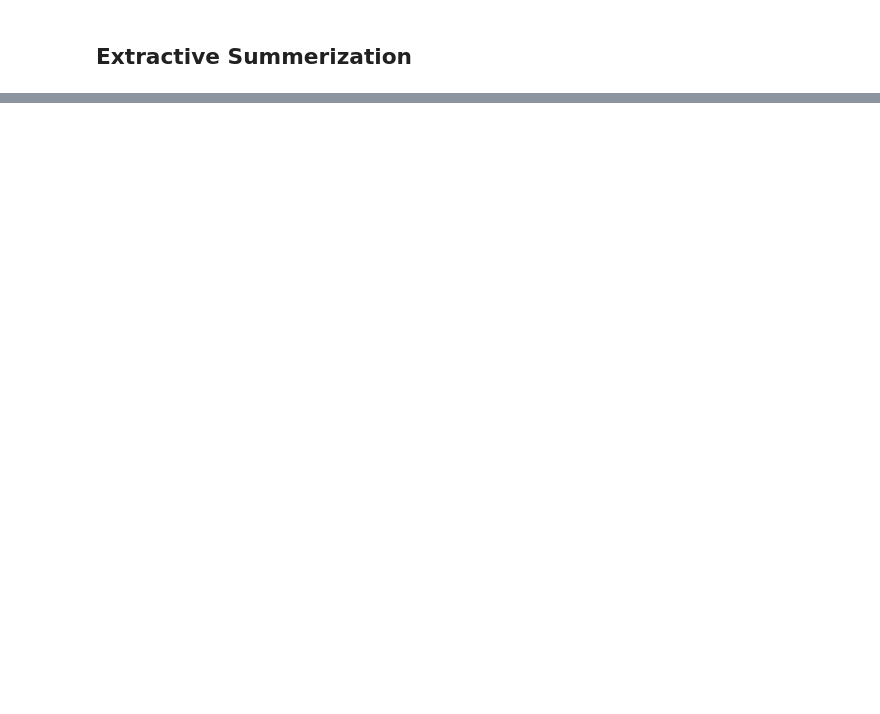
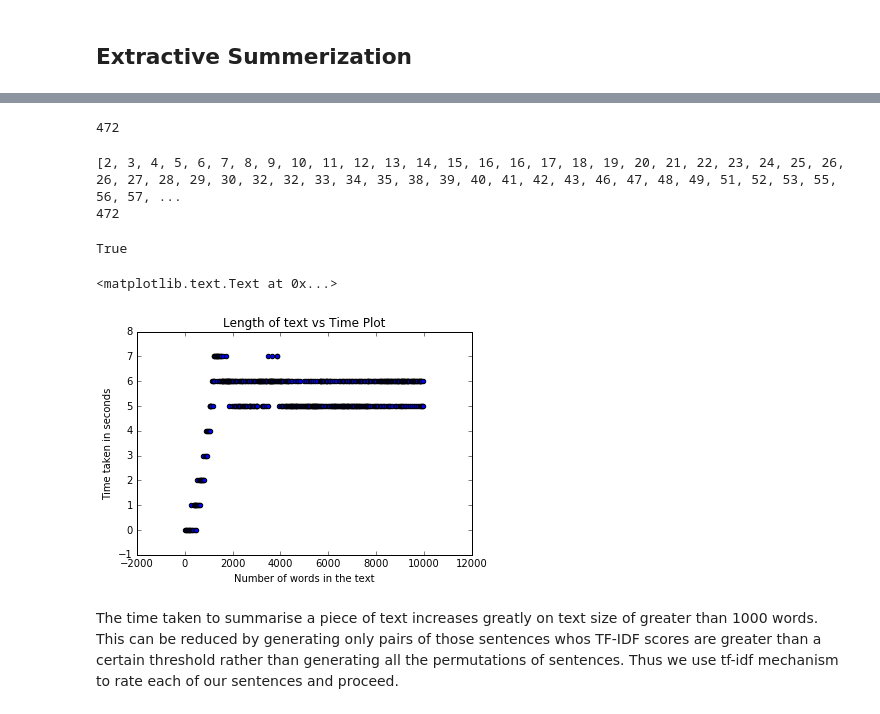
Before and after one commit to rurouni-najeeb/mynz_jmi, a Jupyter notebook: extractive/Extractive Summarisation/Summarisation.ipynb, the cells around one changed output, grey strips where cells are left out. Drawn from its saved outputs; the diff is of its cells as text; code cells hidden in the pictures; blank space fills up the shorter version.

```diff
--- a/extractive/Extractive Summarisation/Summarisation.ipynb
+++ b/extractive/Extractive Summarisation/Summarisation.ipynb
@@ -286,0 +198,4 @@ Commend ISRO successfully launches record 20 satellites from Sriharikota Live up
+# %%
+print len(text)
+text = text[0:1000]
+print len(text)
@@ -286,0 +205,7 @@ Commend ISRO successfully launches record 20 satellites from Sriharikota Live up
+# %%
+dataset = []
+for i in range(len(text)):
+    temp = ''
+    for j in range(i+1):
+        temp += text[j]
+    dataset.append(temp)
@@ -286,0 +227,28 @@ Commend ISRO successfully launches record 20 satellites from Sriharikota Live up
+# %%
+from time import strftime
+diff,diff_graph,diff_textrank,nb_sents = [],[],[],[]
+length = []
+i = 0
+for data in dataset:
+    print 'For dataset %d'%(i+1)
+    time_beg = int(strftime("%s"))
+    print 'Making document...'
+    a = Document(data)
+    a.construct_graph()
+    time_mid = int(strftime("%s"))
+    print 'Applying textrank...'
+    try:
+        x = textrank_weighted(a.graph)
+    except:
+        pass
+    time_end = int(strftime("%s"))
+    d = time_end - time_beg
+    diff.append(d)
+    diff_graph.append(time_mid-time_beg)
+    diff_textrank.append(time_end-time_mid)
+    length.append(len(data.split(' ')))
+    if d > 20:
+        break
+    nb_sents.append(len(data.split('.')))
+    del a
+    i+=1
@@ -286,0 +274,22 @@ Commend ISRO successfully launches record 20 satellites from Sriharikota Live up
+# %%
+print len(diff)
+# %% [output]
+472
+# %%
+print nb_sents
+print len(nb_sents)
+# %% [output]
+[2, 3, 4, 5, 6, 7, 8, 9, 10, 11, 12, 13, 14, 15, 16, 16, 17, 18, 19, 20, 21, 22, 23, 24, 25, 26, 26, 27, 28, 29, 30, 32, 32, 33, 34, 35, 38, 39, 40, 41, 42, 43, 46, 47, 48, 49, 51, 52, 53, 55, 56, 57, ...
+472
+# %%
+print len(nb_sents) == len(diff)
+# %% [output]
+True
+# %%
+plt.scatter(length,diff)
+plt.title('Length of text vs Time Plot')
+plt.xlabel('Number of words in the text')
+plt.ylabel('Time taken in seconds')
+# %% [output]
+<matplotlib.text.Text at 0x...>
+[figure, added]
@@ -286,0 +306,2 @@ Commend ISRO successfully launches record 20 satellites from Sriharikota Live up
+# %% [markdown]
+The time taken to summarise a piece of text increases greatly on text size of greater than 1000 words. This can be reduced by generating only pairs of those sentences whos TF-IDF scores are greater than a certain threshold rather than generating all the permutations of sentences. Thus we use tf-idf mechanism to rate each of our sentences and proceed.
```
Also changed, not shown: parts of 34 cells of this notebook, 16 other files.
